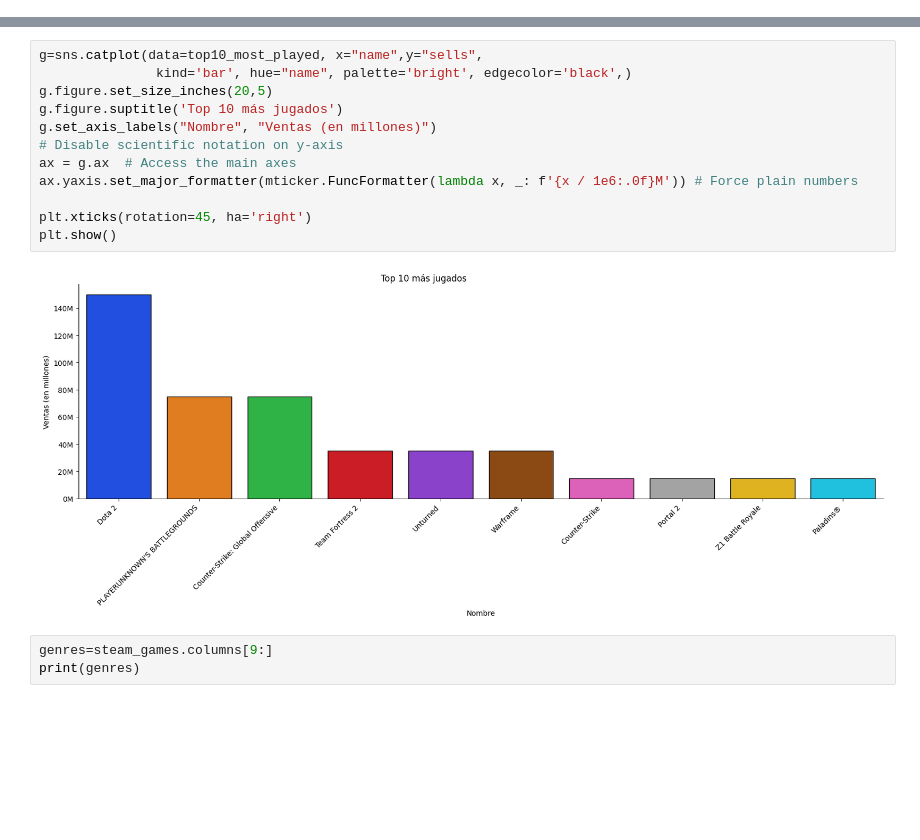
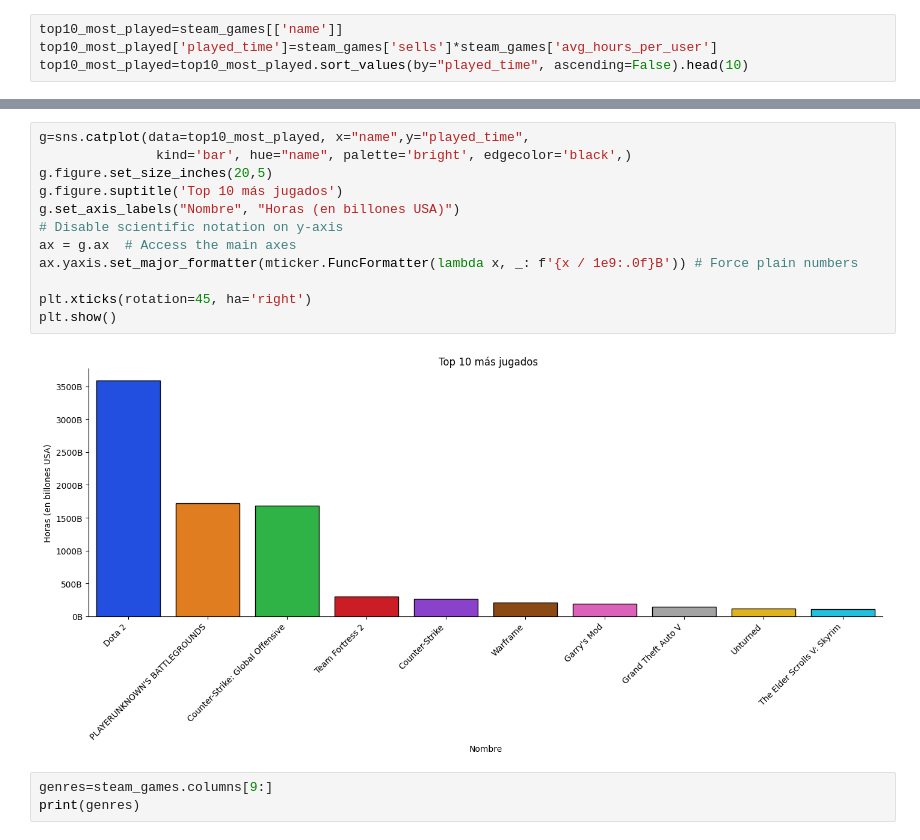
Before and after one commit to Dexinator/steam, a Jupyter notebook: steam.ipynb, the cells around one changed output, grey strips where cells are left out. Cells and saved outputs as stored; diff of their text form; blank space fills up the shorter version.

```diff
--- a/steam.ipynb
+++ b/steam.ipynb
@@ -138,0 +169,4 @@ top10_most_played=steam_games.sort_values(by="sells", ascending=False).head(10)
+# %%
+top10_most_played=steam_games[['name']]
+top10_most_played['played_time']=steam_games['sells']*steam_games['avg_hours_per_user']
+top10_most_played=top10_most_played.sort_values(by="played_time", ascending=False).head(10)
@@ -153,17 +206,17 @@ top10_most_played
 # %%
-g=sns.catplot(data=top10_most_played, x="name",y="sells",
+g=sns.catplot(data=top10_most_played, x="name",y="played_time",
                kind='bar', hue="name", palette='bright', edgecolor='black',)
 g.figure.set_size_inches(20,5)
 g.figure.suptitle('Top 10 más jugados')
-g.set_axis_labels("Nombre", "Ventas (en millones)")
+g.set_axis_labels("Nombre", "Horas (en billones USA)")
 # Disable scientific notation on y-axis
 ax = g.ax  # Access the main axes
-ax.yaxis.set_major_formatter(mticker.FuncFormatter(lambda x, _: f'{x / 1e6:.0f}M')) # Force plain numbers
+ax.yaxis.set_major_formatter(mticker.FuncFormatter(lambda x, _: f'{x / 1e9:.0f}B')) # Force plain numbers
 
 plt.xticks(rotation=45, ha='right')
 plt.show()
 # %% [output]
-[figure, old version]
+[figure, new version]
 # %%
 genres=steam_games.columns[9:]
 print(genres)
```
Also changed, not shown: parts of 58 cells of this notebook.
